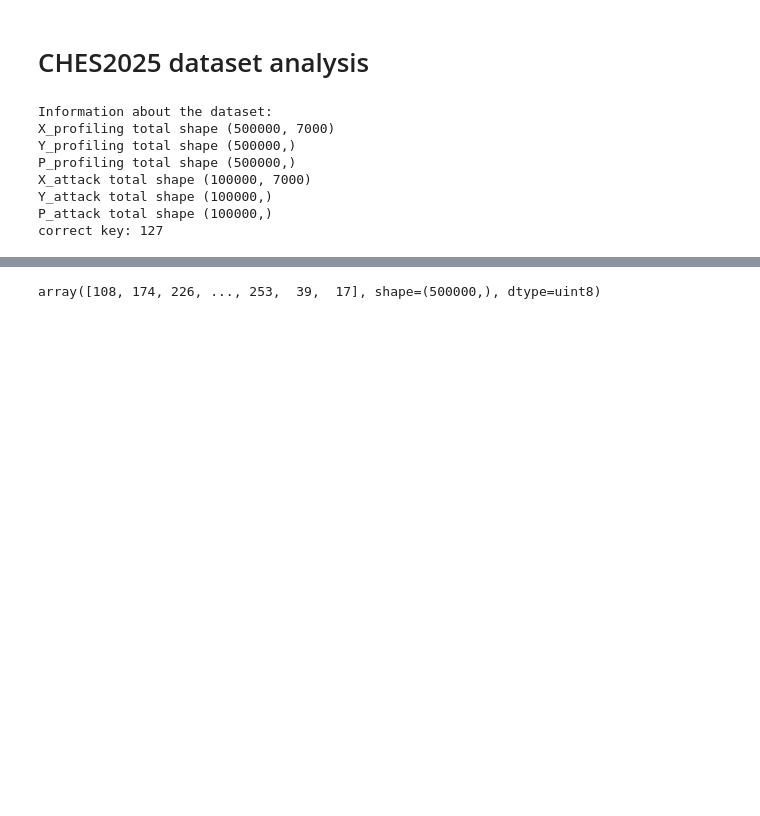
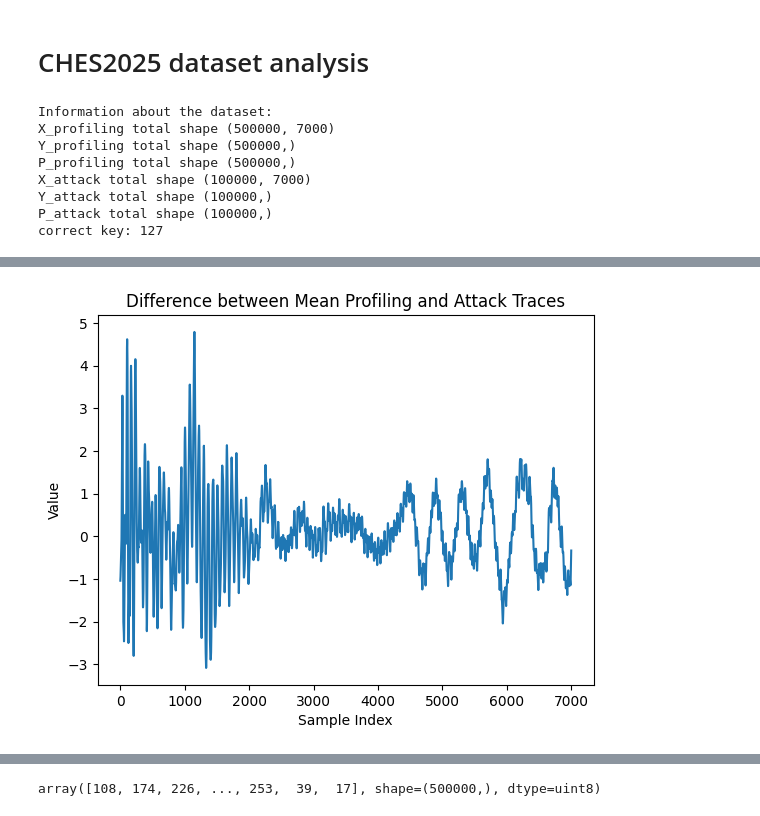
Before and after one commit to LucianoXu/CHES2025-Challenge, a Jupyter notebook: dataset_analysis.ipynb, the cells around one changed output, grey strips where cells are left out. Cells and saved outputs as stored; diff of their text form; code cells hidden in the pictures; blank space fills up the shorter version.

```diff
--- a/dataset_analysis.ipynb
+++ b/dataset_analysis.ipynb
@@ -16,0 +48,5 @@ correct key: 127
+# %%
+# show the difference between the mean of profiling and attack traces
+plot_trace(mean_profiling - mean_attack, title='Difference between Mean Profiling and Attack Traces')
+# %% [output]
+[figure, added]
```
Also changed, not shown: parts of 27 cells of this notebook, 5 other files.
